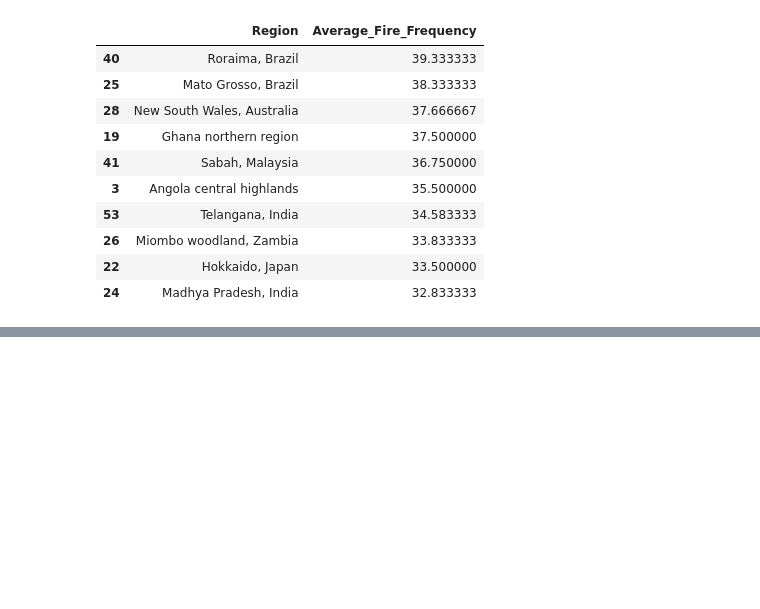
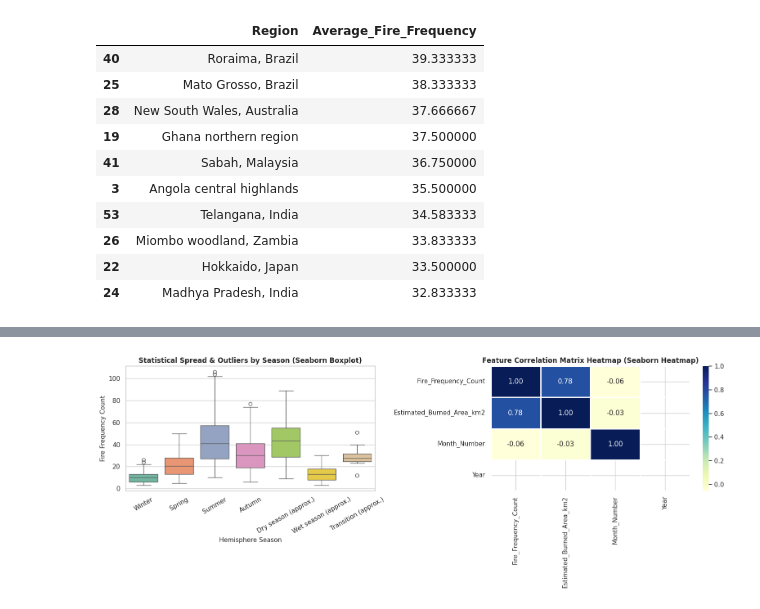
Before and after one commit to Chipurisandhyayadav/forest-fire-analysis, a Jupyter notebook: analyse_forest_fire_frequency.ipynb, the cells around one changed output, grey strips where cells are left out. Saved outputs shown, nothing was run; the diff lists cells and outputs as text; code cells hidden in the pictures; blank space fills up the shorter version.

```diff
--- a/analyse_forest_fire_frequency.ipynb
+++ b/analyse_forest_fire_frequency.ipynb
@@ -584,3 +730,73 @@ Images saved successfully to your environment:
 1. monthly_fire_trends_outliers.png
 2. seasonal_and_regional_summary.png
 <Figure size 1000x500 with 0 Axes>
+# %%
+# Q5: Advanced Seaborn Statistical Visualizations (Clean Boxplots & Correlation Heatmap)
+# Bloom's Level: BL-5 (Evaluate)
+#
+# Logic:
+# Use advanced Seaborn statistical functions to analyze data distribution,
+# spread, and statistical outliers across seasons, alongside feature correlation matrices.
+#
+# Syntax Guide:
+# sns.set_theme() - Applies clean aesthetic themes and grid styles to plots.
+# sns.boxplot(data, x, y, hue, palette) - Displays data distribution, quartiles, and distinct colors per category.
+# sns.heatmap() - Displays matrix correlation values using a diverging color map.
+# plt.subplots() - Creates multiple plotting areas (axes) in a single figure.
+# plt.savefig() - Exports high-resolution figure images locally.
+
+import pandas as pd
+import seaborn as sns
+import matplotlib.pyplot as plt
+
+# Set seaborn theme and overall figure dimensions
+sns.set_theme(style="whitegrid")
+plt.rcParams["figure.figsize"] = (16, 6)
+
+# Create figure with 2 subplots side-by-side
+fig, axes = plt.subplots(1, 2)
+
+# -----------------------------------------------------------------
+# PLOT 1: Clean Seaborn Boxplot (Different Color per Season, No Points)
+# -----------------------------------------------------------------
+sns.boxplot(
+    data=df,
+    x="Hemisphere_Season",
+    y="Fire_Frequency_Count",
+    hue="Hemisphere_Season",  # Assign hue to allow unique colors per box
+    palette="Set2",           # Professional multi-color palette
+    legend=False,             # Disable redundant legend for x-axis categories
+    ax=axes[0]
+)
+
+axes[0].set_title("Statistical Spread & Outliers by Season (Seaborn Boxplot)", fontsize=12, fontweight="bold")
+axes[0].set_xlabel("Hemisphere Season", fontsize=11)
+axes[0].set_ylabel("Fire Frequency Count", fontsize=11)
+axes[0].tick_params(axis="x", rotation=30)
+
+# -----------------------------------------------------------------
+# PLOT 2: Seaborn Correlation Matrix Heatmap
+# -----------------------------------------------------------------
+# Filter numerical features and drop missing rows for correlation calculation
+numeric_df = df[["Fire_Frequency_Count", "Estimated_Burned_Area_km2", "Month_Number", "Year"]].dropna()
+corr_matrix = numeric_df.corr()
+
+sns.heatmap(
+    corr_matrix,
+    annot=True,
+    fmt=".2f",
+    cmap="YlGnBu",  # Yellow-Green-Blue professional academic colormap
+    cbar=True,
+    linewidths=1,
+    ax=axes[1]
+)
+
+axes[1].set_title("Feature Correlation Matrix Heatmap (Seaborn Heatmap)", fontsize=12, fontweight="bold")
+
+plt.tight_layout()
+plt.savefig("seaborn_clean_boxplots_with_syntax.png", dpi=300, bbox_inches="tight")
+plt.show()
+
+print("Successfully generated clean Seaborn boxplots with unique colors and no overlay points!")
+# %% [output]
+[figure, added]
```
Also changed, not shown: parts of 6 cells of this notebook.
